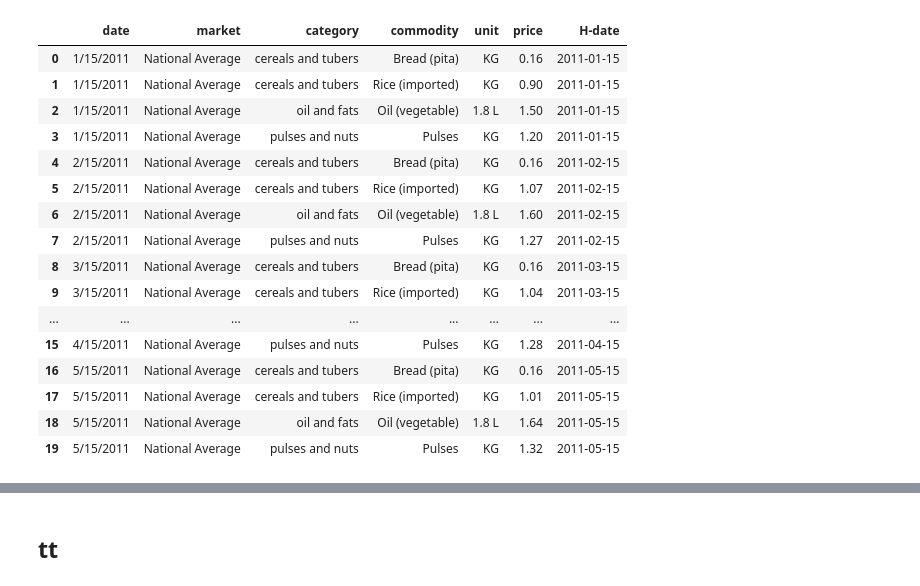
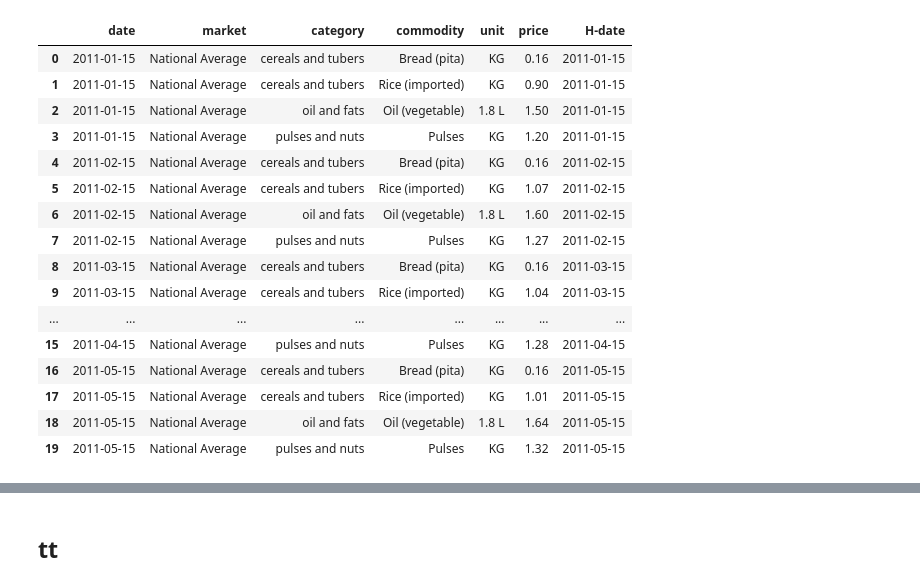
Before and after one commit to shaker113/group5_Price_Forecast, a Jupyter notebook: group_5_project.ipynb, the cells around one changed output, grey strips where cells are left out. Drawn from its saved outputs; the diff is of its cells as text; code cells hidden in the pictures.

```diff
--- a/group_5_project.ipynb
+++ b/group_5_project.ipynb
@@ -4,26 +4,26 @@ import numpy as np
 import matplotlib.pyplot as plt
 # %%
 df = pd.read_csv('jordan_food_price.csv')
-df2=pd.read_csv('f-p.csv')
+df2=pd.read_excel('f-p.Xlsx')
 df2.head(20)
 # %% [output]
 |  | date | market | category | commodity | unit | price | H-date |
-| 0 | 1/15/2011 | National Average | cereals and tubers | Bread (pita) | KG | 0.16 | 2011-01-15 |
-| 1 | 1/15/2011 | National Average | cereals and tubers | Rice (imported) | KG | 0.90 | 2011-01-15 |
-| 2 | 1/15/2011 | National Average | oil and fats | Oil (vegetable) | 1.8 L | 1.50 | 2011-01-15 |
-| 3 | 1/15/2011 | National Average | pulses and nuts | Pulses | KG | 1.20 | 2011-01-15 |
-| 4 | 2/15/2011 | National Average | cereals and tubers | Bread (pita) | KG | 0.16 | 2011-02-15 |
-| 5 | 2/15/2011 | National Average | cereals and tubers | Rice (imported) | KG | 1.07 | 2011-02-15 |
-| 6 | 2/15/2011 | National Average | oil and fats | Oil (vegetable) | 1.8 L | 1.60 | 2011-02-15 |
-| 7 | 2/15/2011 | National Average | pulses and nuts | Pulses | KG | 1.27 | 2011-02-15 |
-| 8 | 3/15/2011 | National Average | cereals and tubers | Bread (pita) | KG | 0.16 | 2011-03-15 |
-| 9 | 3/15/2011 | National Average | cereals and tubers | Rice (imported) | KG | 1.04 | 2011-03-15 |
+| 0 | 2011-01-15 | National Average | cereals and tubers | Bread (pita) | KG | 0.16 | 2011-01-15 |
+| 1 | 2011-01-15 | National Average | cereals and tubers | Rice (imported) | KG | 0.90 | 2011-01-15 |
+| 2 | 2011-01-15 | National Average | oil and fats | Oil (vegetable) | 1.8 L | 1.50 | 2011-01-15 |
+| 3 | 2011-01-15 | National Average | pulses and nuts | Pulses | KG | 1.20 | 2011-01-15 |
+| 4 | 2011-02-15 | National Average | cereals and tubers | Bread (pita) | KG | 0.16 | 2011-02-15 |
+| 5 | 2011-02-15 | National Average | cereals and tubers | Rice (imported) | KG | 1.07 | 2011-02-15 |
+| 6 | 2011-02-15 | National Average | oil and fats | Oil (vegetable) | 1.8 L | 1.60 | 2011-02-15 |
+| 7 | 2011-02-15 | National Average | pulses and nuts | Pulses | KG | 1.27 | 2011-02-15 |
+| 8 | 2011-03-15 | National Average | cereals and tubers | Bread (pita) | KG | 0.16 | 2011-03-15 |
+| 9 | 2011-03-15 | National Average | cereals and tubers | Rice (imported) | KG | 1.04 | 2011-03-15 |
 | ... | ... | ... | ... | ... | ... | ... | ... |
-| 15 | 4/15/2011 | National Average | pulses and nuts | Pulses | KG | 1.28 | 2011-04-15 |
-| 16 | 5/15/2011 | National Average | cereals and tubers | Bread (pita) | KG | 0.16 | 2011-05-15 |
-| 17 | 5/15/2011 | National Average | cereals and tubers | Rice (imported) | KG | 1.01 | 2011-05-15 |
-| 18 | 5/15/2011 | National Average | oil and fats | Oil (vegetable) | 1.8 L | 1.64 | 2011-05-15 |
-| 19 | 5/15/2011 | National Average | pulses and nuts | Pulses | KG | 1.32 | 2011-05-15 |
+| 15 | 2011-04-15 | National Average | pulses and nuts | Pulses | KG | 1.28 | 2011-04-15 |
+| 16 | 2011-05-15 | National Average | cereals and tubers | Bread (pita) | KG | 0.16 | 2011-05-15 |
+| 17 | 2011-05-15 | National Average | cereals and tubers | Rice (imported) | KG | 1.01 | 2011-05-15 |
+| 18 | 2011-05-15 | National Average | oil and fats | Oil (vegetable) | 1.8 L | 1.64 | 2011-05-15 |
+| 19 | 2011-05-15 | National Average | pulses and nuts | Pulses | KG | 1.32 | 2011-05-15 |
 # %%
 df['year']=df['date'].apply(lambda x: x.split(sep='-')[0])
 df['month']=df['date'].apply(lambda x: x.split(sep='-')[1])
```
Also changed, not shown: parts of 9 cells of this notebook, 1 other file.
